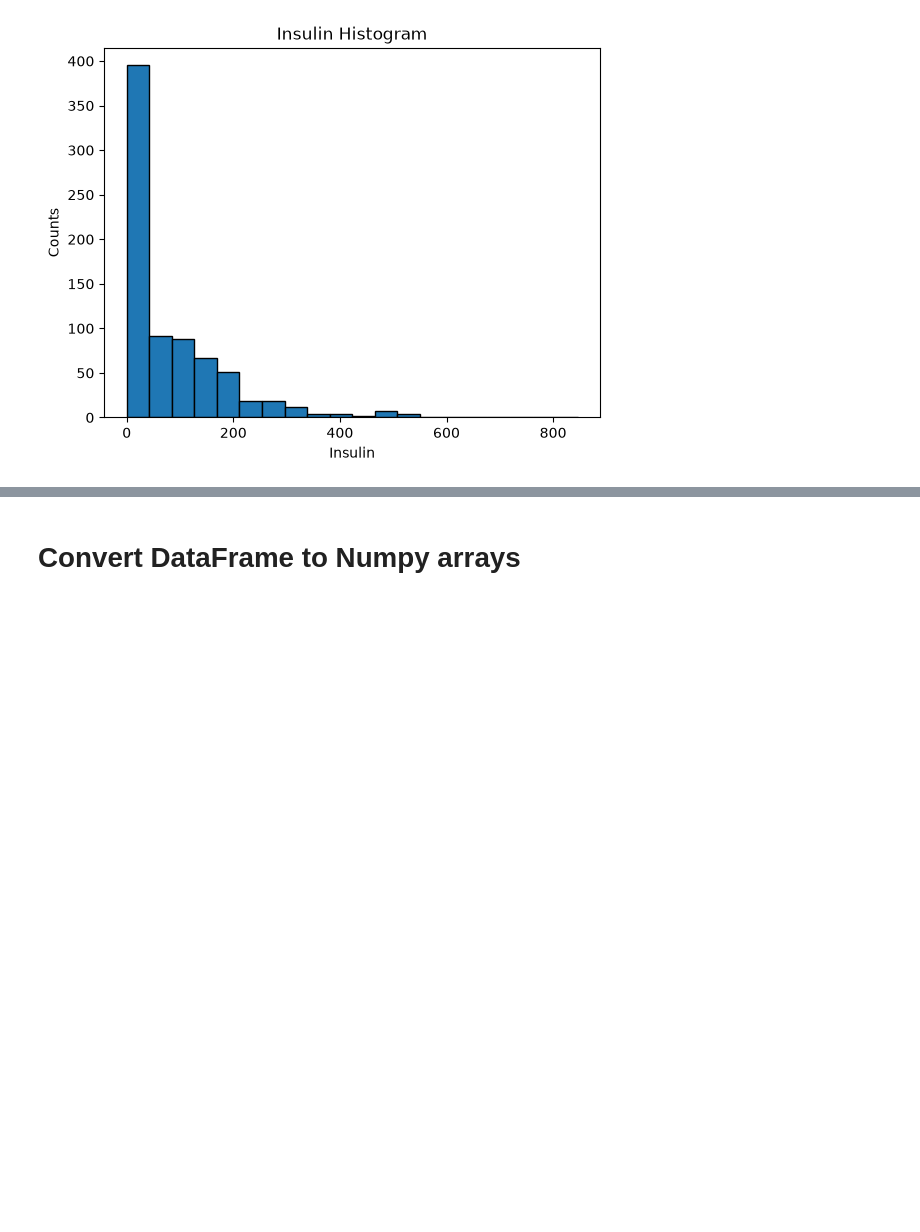
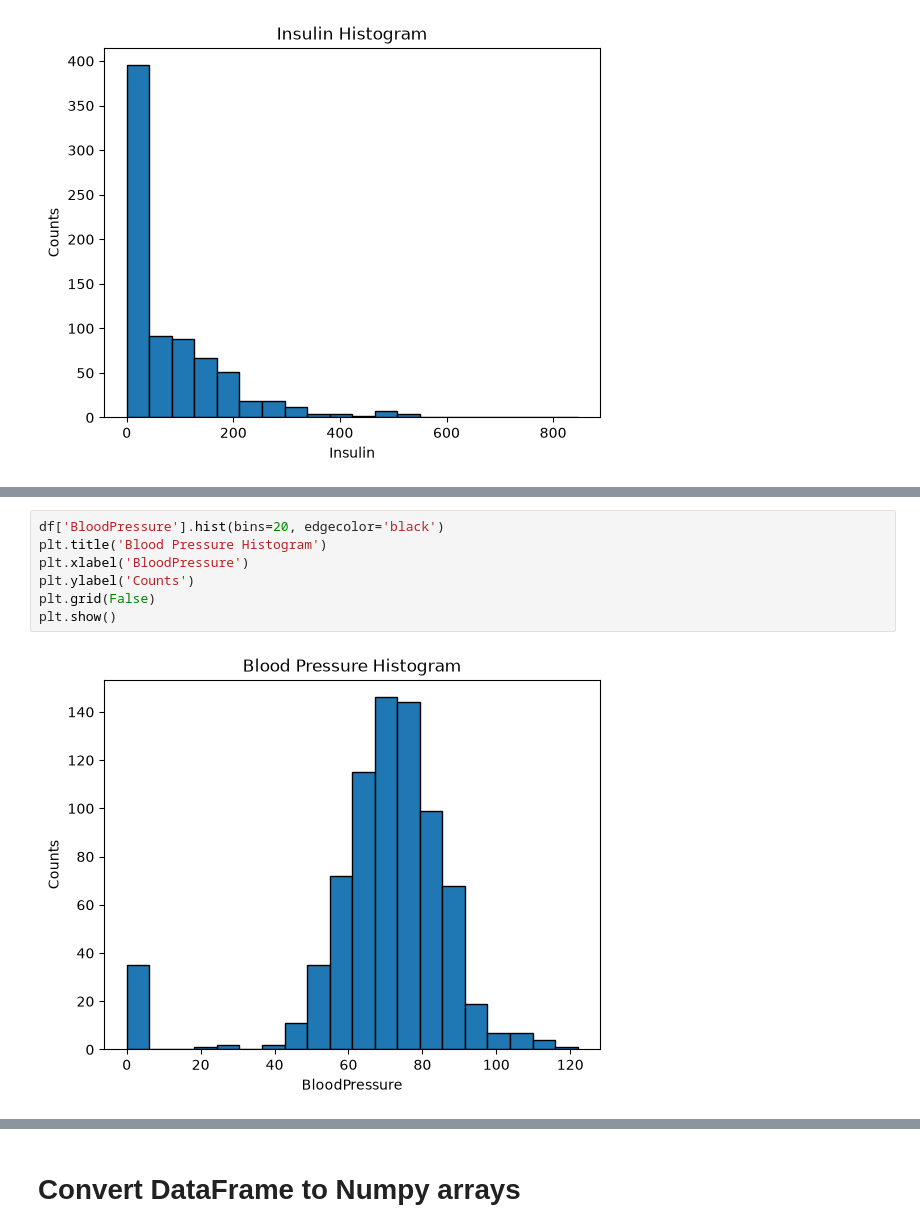
Before and after one commit to sakisv/msc_dws, a Jupyter notebook: 101-MachineLearning/01-SupervisedLearning/ML Project Template.ipynb, the cells around one changed output, grey strips where cells are left out. Cells and saved outputs as stored; diff of their text form; blank space fills up the shorter version.

Commit message:
Add histogram for each characteristic

```diff
--- a/101-MachineLearning/01-SupervisedLearning/ML Project Template.ipynb
+++ b/101-MachineLearning/01-SupervisedLearning/ML Project Template.ipynb
@@ -49,3 +49,12 @@ plt.grid(False)
 plt.show()
 # %% [output]
 [figure]
+# %%
+df['BloodPressure'].hist(bins=20, edgecolor='black')
+plt.title('Blood Pressure Histogram')
+plt.xlabel('BloodPressure')
+plt.ylabel('Counts')
+plt.grid(False)
+plt.show()
+# %% [output]
+[figure, added]
```
Also changed, not shown: parts of 4 cells of this notebook.
